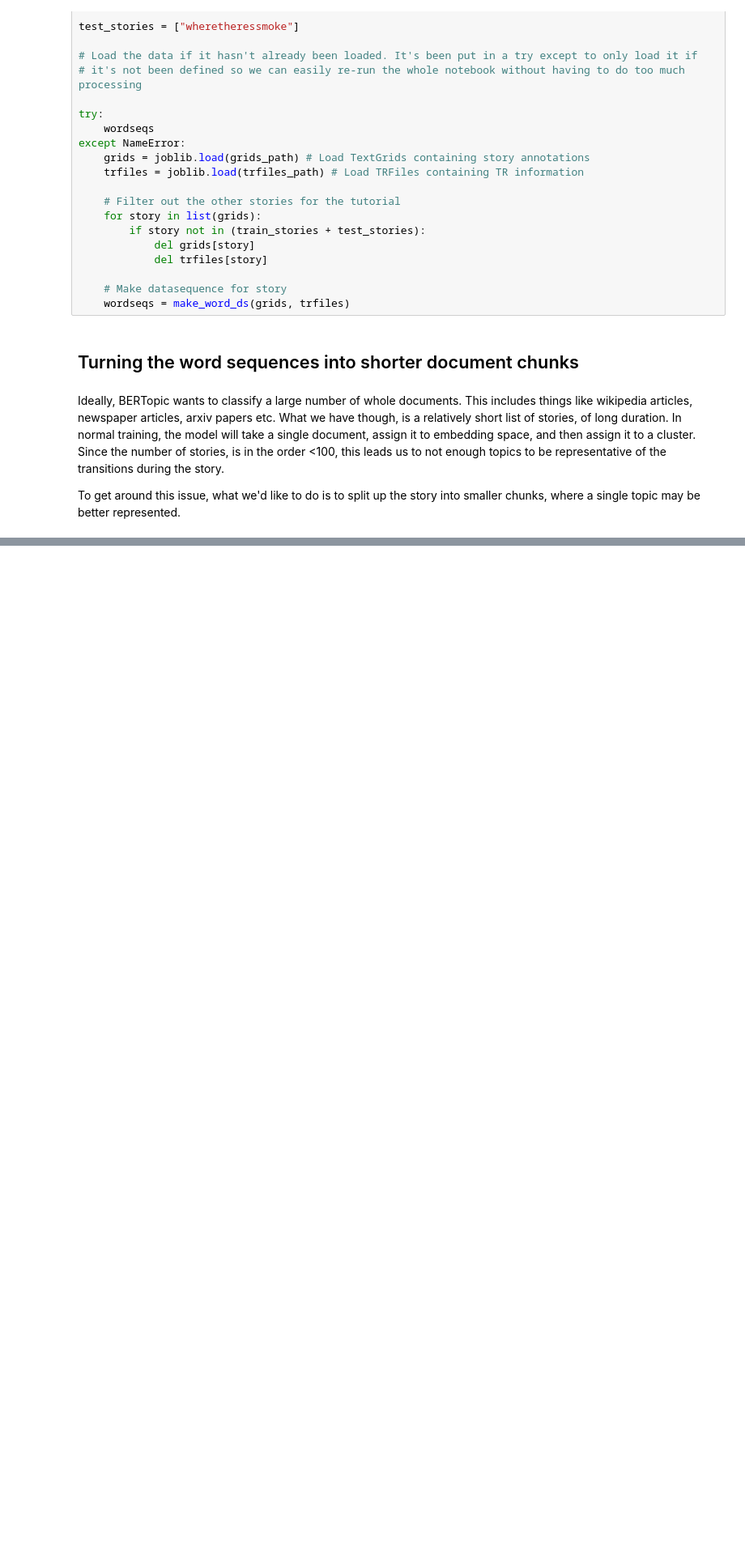
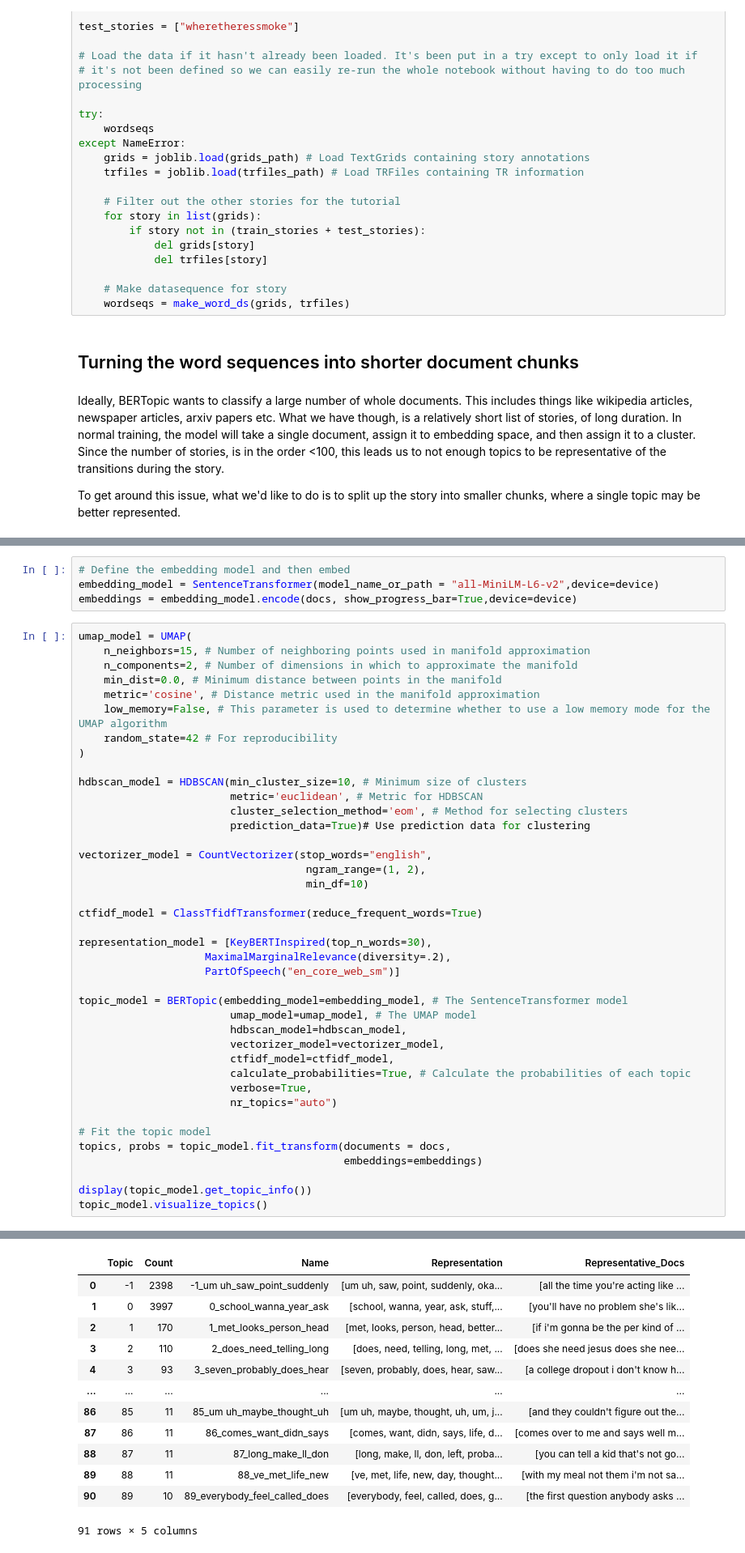
Before and after one commit to nsdumont/encoding-model-scaling-laws, a Jupyter notebook: notebooks/Training a Topic Model.ipynb, the cells around one changed output, grey strips where cells are left out. Shown: that part at 81% size. Drawn from its saved outputs; the diff is of its cells as text; blank space fills up the shorter version.

```diff
--- a/notebooks/Training a Topic Model.ipynb
+++ b/notebooks/Training a Topic Model.ipynb
@@ -467,0 +641,45 @@ topic_model.get_topic_info()
+# %%
+# Define the embedding model and then embed
+embedding_model = SentenceTransformer(model_name_or_path = "all-MiniLM-L6-v2",device=device)
+embeddings = embedding_model.encode(docs, show_progress_bar=True,device=device)
+# %%
+umap_model = UMAP(
+    n_neighbors=15, # Number of neighboring points used in manifold approximation
+    n_components=2, # Number of dimensions in which to approximate the manifold
+    min_dist=0.0, # Minimum distance between points in the manifold
+    metric='cosine', # Distance metric used in the manifold approximation
+    low_memory=False, # This parameter is used to determine whether to use a low memory mode for the UMAP algorithm
+    random_state=42 # For reproducibility
+)
+
+hdbscan_model = HDBSCAN(min_cluster_size=10, # Minimum size of clusters
+                        metric='euclidean', # Metric for HDBSCAN
+                        cluster_selection_method='eom', # Method for selecting clusters
+                        prediction_data=True)# Use prediction data for clustering
+
+vectorizer_model = CountVectorizer(stop_words="english",
+                                    ngram_range=(1, 2),
+                                    min_df=10)
+
+ctfidf_model = ClassTfidfTransformer(reduce_frequent_words=True)
+
+representation_model = [KeyBERTInspired(top_n_words=30),
+                    MaximalMarginalRelevance(diversity=.2),
+                    PartOfSpeech("en_core_web_sm")]
+
+topic_model = BERTopic(embedding_model=embedding_model, # The SentenceTransformer model
+                        umap_model=umap_model, # The UMAP model
+                        hdbscan_model=hdbscan_model,
+                        vectorizer_model=vectorizer_model,
+                        ctfidf_model=ctfidf_model,
+                        calculate_probabilities=True, # Calculate the probabilities of each topic
+                        verbose=True,
+                        nr_topics="auto")
+
+# Fit the topic model
+topics, probs = topic_model.fit_transform(documents = docs,
+                                          embeddings=embeddings)
+
+display(topic_model.get_topic_info())
+topic_model.visualize_topics()
+# %% [output]
@@ -467,0 +694,13 @@ topic_model.get_topic_info()
+|  | Topic | Count | Name | Representation | Representative_Docs |
+| 0 | -1 | 2398 | -1_um uh_saw_point_suddenly | [um uh, saw, point, suddenly, oka... | [all the time you're acting like ... |
+| 1 | 0 | 3997 | 0_school_wanna_year_ask | [school, wanna, year, ask, stuff,... | [you'll have no problem she's lik... |
+| 2 | 1 | 170 | 1_met_looks_person_head | [met, looks, person, head, better... | [if i'm gonna be the per kind of ... |
+| 3 | 2 | 110 | 2_does_need_telling_long | [does, need, telling, long, met, ... | [does she need jesus does she nee... |
+| 4 | 3 | 93 | 3_seven_probably_does_hear | [seven, probably, does, hear, saw... | [a college dropout i don't know h... |
+| ... | ... | ... | ... | ... | ... |
+| 86 | 85 | 11 | 85_um uh_maybe_thought_uh | [um uh, maybe, thought, uh, um, j... | [and they couldn't figure out the... |
+| 87 | 86 | 11 | 86_comes_want_didn_says | [comes, want, didn, says, life, d... | [comes over to me and says well m... |
+| 88 | 87 | 11 | 87_long_make_ll_don | [long, make, ll, don, left, proba... | [you can tell a kid that's not go... |
+| 89 | 88 | 11 | 88_ve_met_life_new | [ve, met, life, new, day, thought... | [with my meal not them i'm not sa... |
+| 90 | 89 | 10 | 89_everybody_feel_called_does | [everybody, feel, called, does, g... | [the first question anybody asks ... |
+91 rows × 5 columns
```
Also changed, not shown: parts of 27 cells of this notebook.
